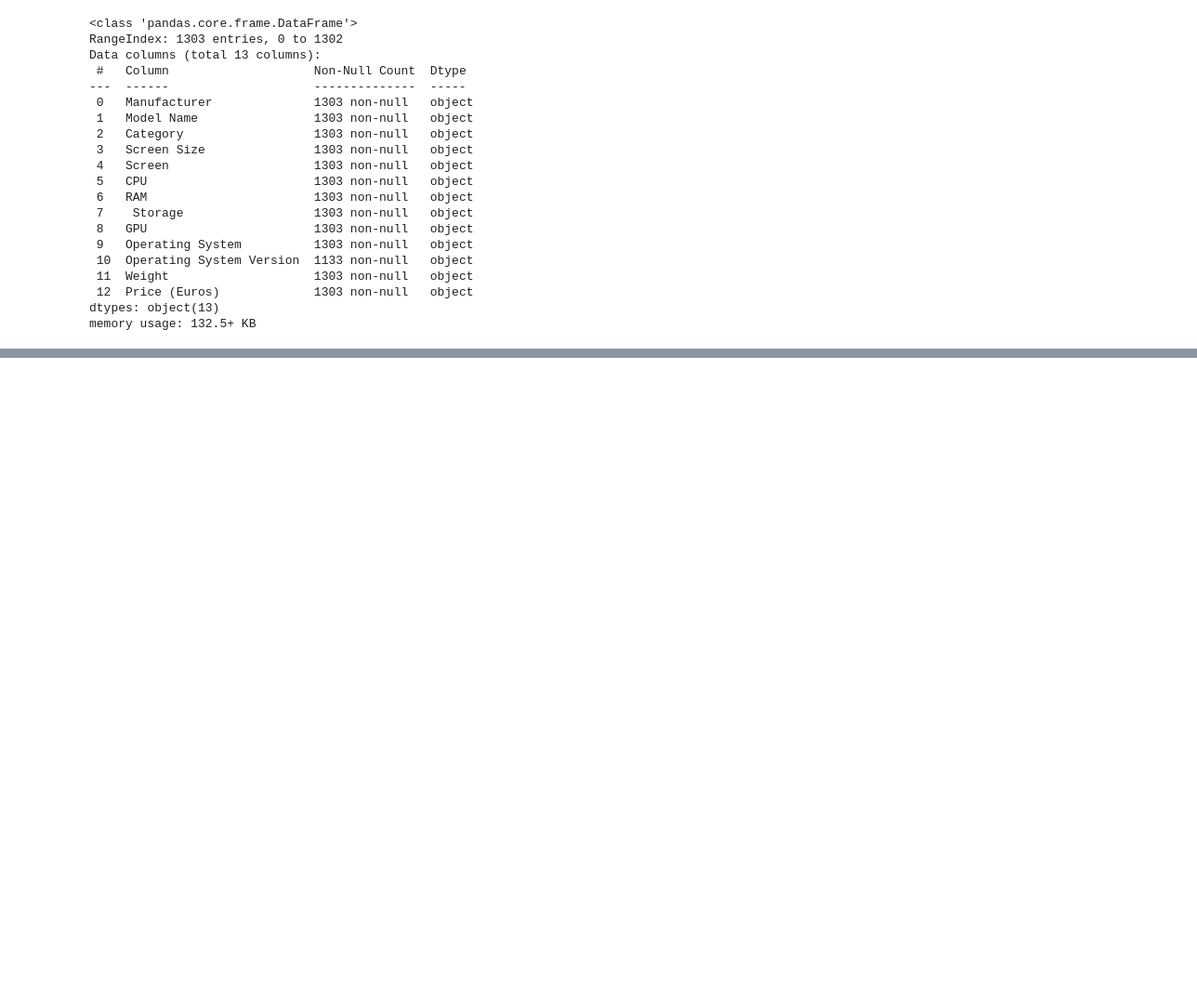
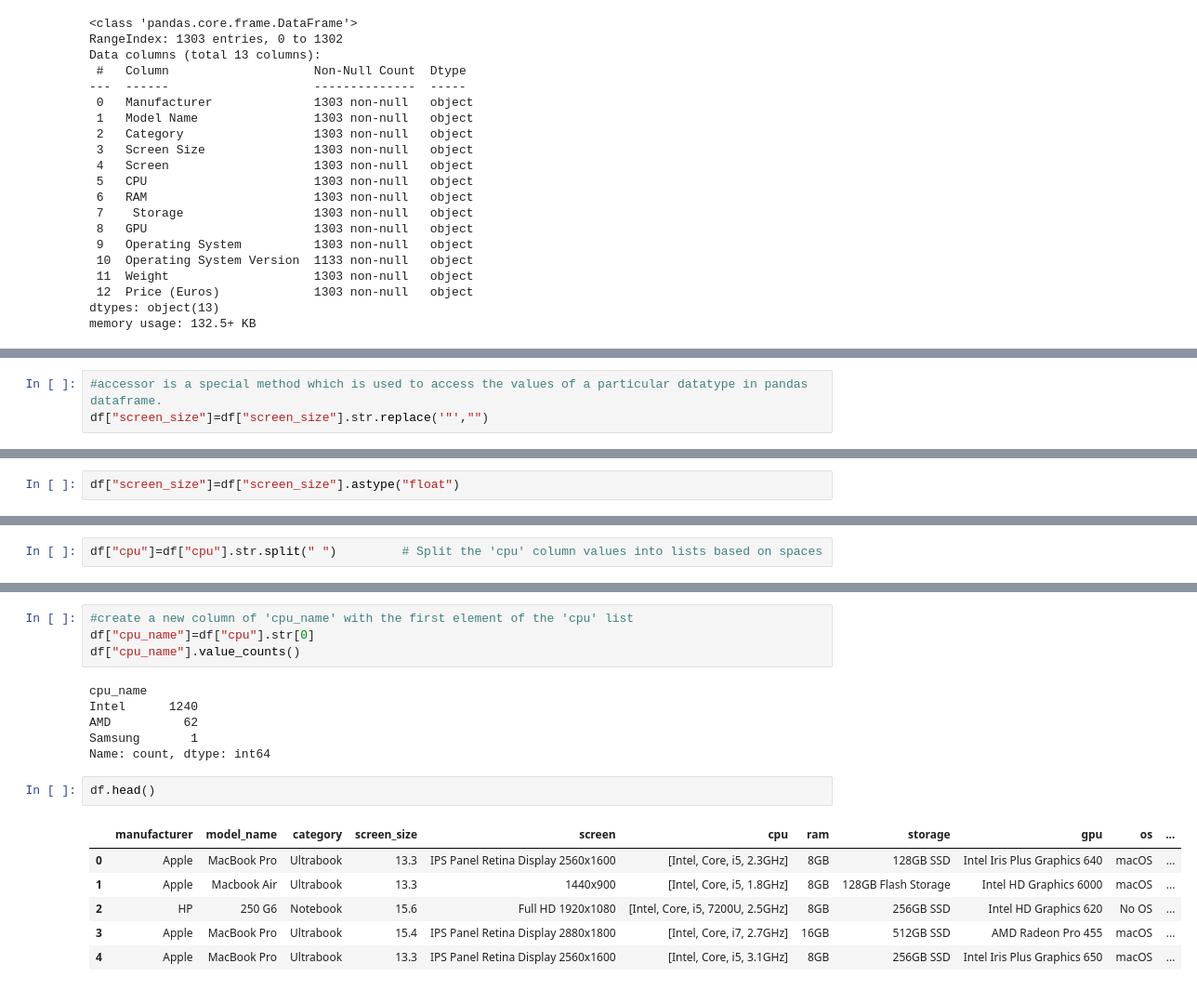
Before and after one commit to Aaditya-Singh0423/Machine-Learning, a Jupyter notebook: Pandas/Laptop_Project.ipynb, the cells around one changed output, grey strips where cells are left out. Shown at 93% size. Drawn from its saved outputs; the diff is of its cells as text; blank space fills up the shorter version.

```diff
--- a/Pandas/Laptop_Project.ipynb
+++ b/Pandas/Laptop_Project.ipynb
@@ -168,0 +232,3 @@ memory usage: 132.5+ KB
+# %%
+#accessor is a special method which is used to access the values of a particular datatype in pandas dataframe.
+df["screen_size"]=df["screen_size"].str.replace('"',"")
@@ -168,0 +241,2 @@ memory usage: 132.5+ KB
+# %%
+df["screen_size"]=df["screen_size"].astype("float")
@@ -168,0 +263,2 @@ memory usage: 132.5+ KB
+# %%
+df["cpu"]=df["cpu"].str.split(" ")         # Split the 'cpu' column values into lists based on spaces
@@ -168,0 +289,19 @@ memory usage: 132.5+ KB
+# %%
+#create a new column of 'cpu_name' with the first element of the 'cpu' list
+df["cpu_name"]=df["cpu"].str[0]
+df["cpu_name"].value_counts()
+# %% [output]
+cpu_name
+Intel      1240
+AMD          62
+Samsung       1
+Name: count, dtype: int64
+# %%
+df.head()
+# %% [output]
+|  | manufacturer | model_name | category | screen_size | screen | cpu | ram | storage | gpu | os | ... |
+| 0 | Apple | MacBook Pro | Ultrabook | 13.3 | IPS Panel Retina Display 2560x1600 | [Intel, Core, i5, 2.3GHz] | 8GB | 128GB SSD | Intel Iris Plus Graphics 640 | macOS | ... |
+| 1 | Apple | Macbook Air | Ultrabook | 13.3 | 1440x900 | [Intel, Core, i5, 1.8GHz] | 8GB | 128GB Flash Storage | Intel HD Graphics 6000 | macOS | ... |
+| 2 | HP | 250 G6 | Notebook | 15.6 | Full HD 1920x1080 | [Intel, Core, i5, 7200U, 2.5GHz] | 8GB | 256GB SSD | Intel HD Graphics 620 | No OS | ... |
+| 3 | Apple | MacBook Pro | Ultrabook | 15.4 | IPS Panel Retina Display 2880x1800 | [Intel, Core, i7, 2.7GHz] | 16GB | 512GB SSD | AMD Radeon Pro 455 | macOS | ... |
+| 4 | Apple | MacBook Pro | Ultrabook | 13.3 | IPS Panel Retina Display 2560x1600 | [Intel, Core, i5, 3.1GHz] | 8GB | 256GB SSD | Intel Iris Plus Graphics 650 | macOS | ... |
```
Also changed, not shown: parts of 25 cells of this notebook.
